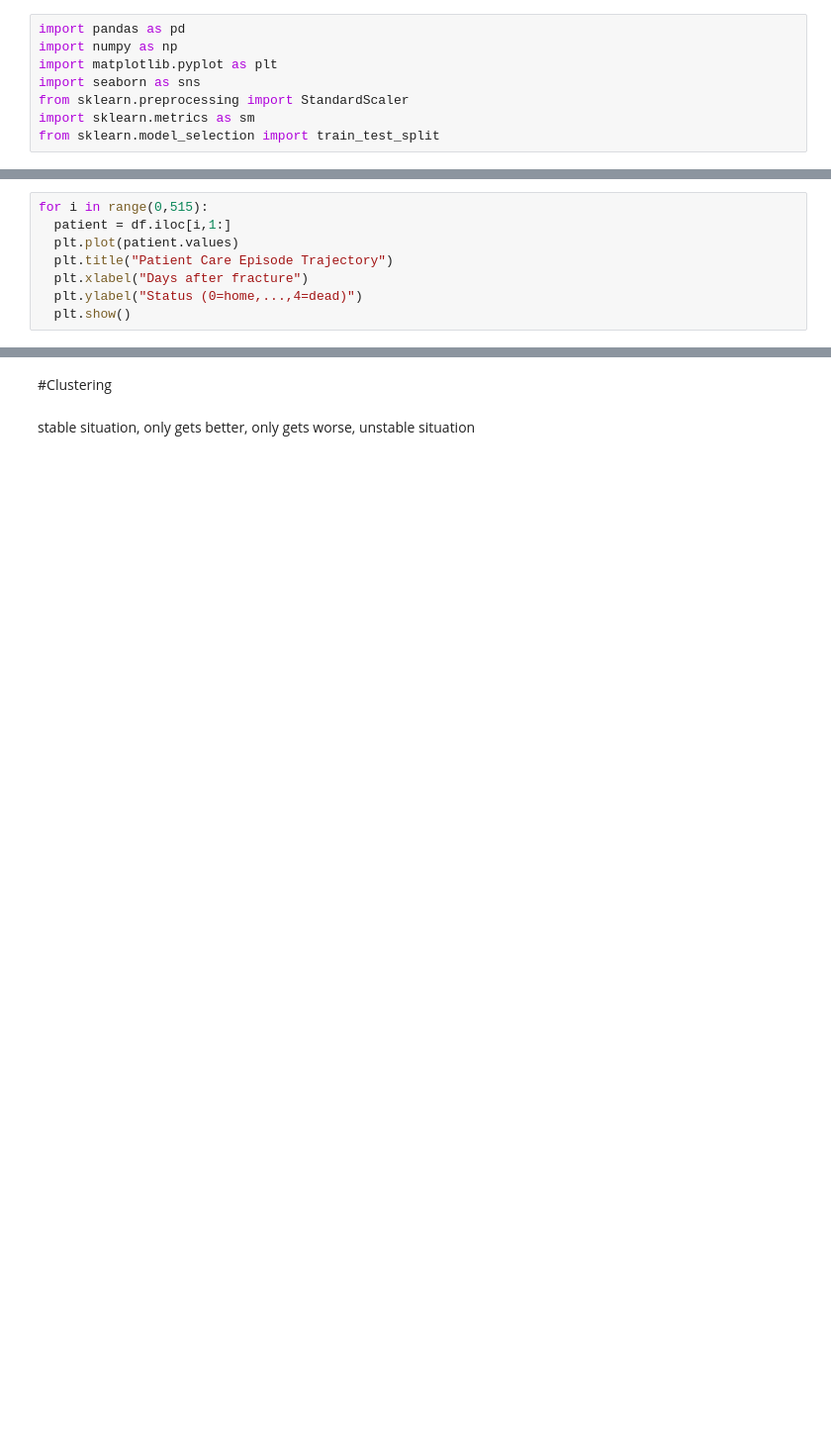
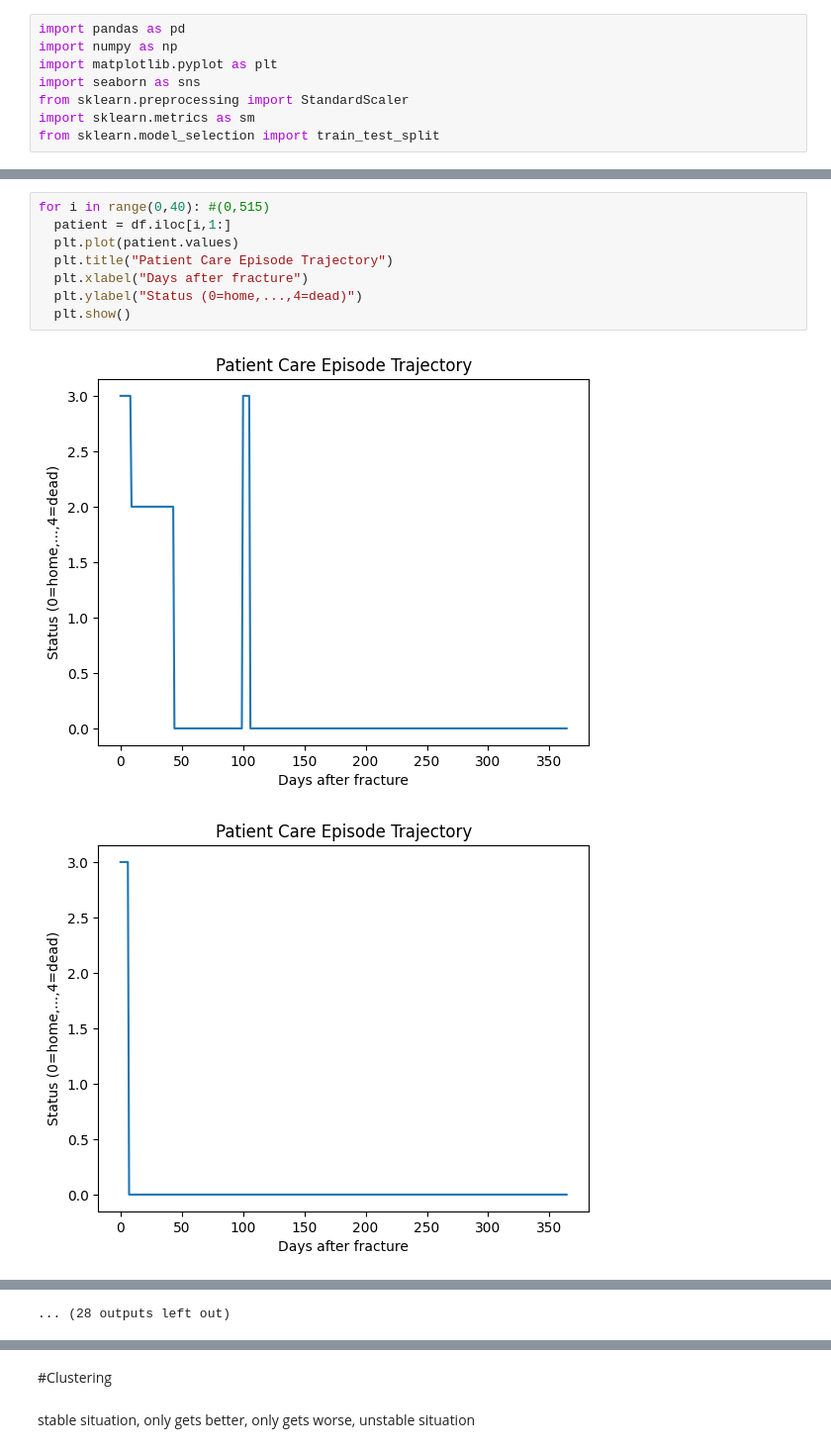
Before and after one commit to SaraGhR/hip-fracture-care-episodes, a Jupyter notebook: hip_fracture_analyzing_clustering.ipynb, the cells around one changed output, grey strips where cells are left out. Shown at 99% size. Saved outputs shown, nothing was run; the diff lists cells and outputs as text; blank space fills up the shorter version.

```diff
--- a/hip_fracture_analyzing_clustering.ipynb
+++ b/hip_fracture_analyzing_clustering.ipynb
@@ -22,8 +26,11 @@ df.shape
 # %%
-for i in range(0,515):
+for i in range(0,40): #(0,515)
   patient = df.iloc[i,1:]
   plt.plot(patient.values)
   plt.title("Patient Care Episode Trajectory")
   plt.xlabel("Days after fracture")
   plt.ylabel("Status (0=home,...,4=dead)")
   plt.show()
+# %% [output]
+[figure, added]
+[figure, added]
@@ -30,3 +47,4 @@ for i in range(0,515):
+... (28 outputs left out)
 # %%
 sns.heatmap(df.iloc[:,1:515], cmap="coolwarm", cbar=True)
 plt.title("all days for all patients")
```
Also changed, not shown: parts of 4 cells of this notebook.
